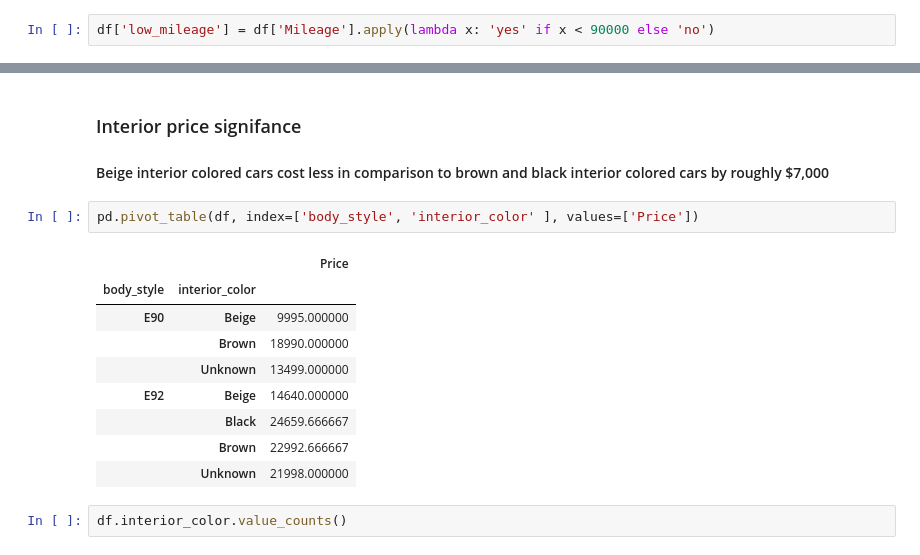
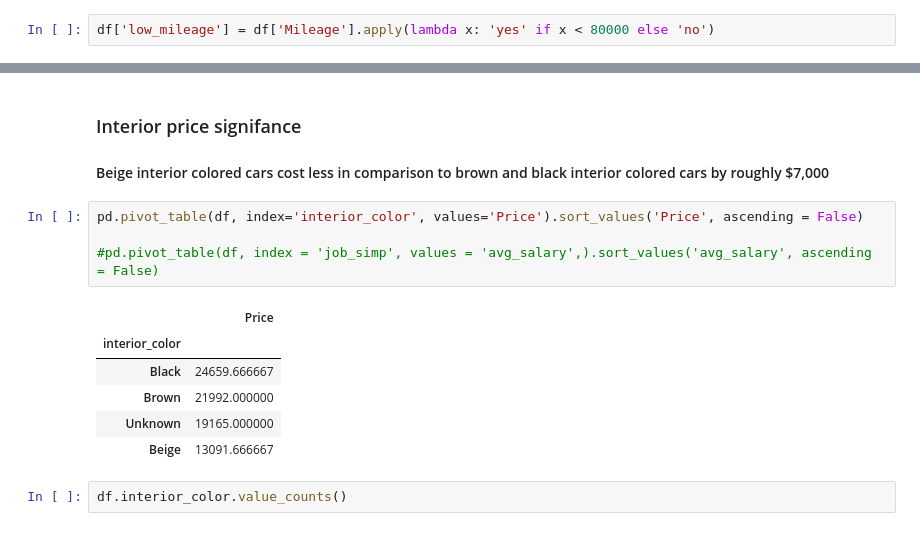
Before and after one commit to MarioRashadHUB/BMW-Price-Analysis, a Jupyter notebook: eda.ipynb, the cells around one changed output, grey strips where cells are left out. Drawn from its saved outputs; the diff is of its cells as text.

```diff
--- a/eda.ipynb
+++ b/eda.ipynb
@@ -52,7 +52,7 @@ df['Price'] = df['Price'].astype(int)
 # %%
 df['high_mileage'] = df['Mileage'].apply(lambda x: 'yes' if x > 120000 else 'no')
 # %%
-df['low_mileage'] = df['Mileage'].apply(lambda x: 'yes' if x < 90000 else 'no')
+df['low_mileage'] = df['Mileage'].apply(lambda x: 'yes' if x < 80000 else 'no')
 # %%
 df['many_owners'] = df['num_owners'].apply(lambda x: 'yes' if x >= 3 else 'no')
 # %%
@@ -169,17 +159,16 @@ Name: is_model_yn, dtype: int64
 
 #### Beige interior colored cars cost less in comparison to brown and black interior colored cars by roughly \$7,000
 # %%
-pd.pivot_table(df, index=['body_style', 'interior_color' ], values=['Price'])
+pd.pivot_table(df, index='interior_color', values='Price').sort_values('Price', ascending = False)
+
+#pd.pivot_table(df, index = 'job_simp', values = 'avg_salary',).sort_values('avg_salary', ascending = False)
 # %% [output]
-|  |  | Price |
-| body_style | interior_color |  |
-| E90 | Beige | 9995.000000 |
-|  | Brown | 18990.000000 |
-|  | Unknown | 13499.000000 |
-| E92 | Beige | 14640.000000 |
-|  | Black | 24659.666667 |
-|  | Brown | 22992.666667 |
-|  | Unknown | 21998.000000 |
+|  | Price |
+| interior_color |  |
+| Black | 24659.666667 |
+| Brown | 21992.000000 |
+| Unknown | 19165.000000 |
+| Beige | 13091.666667 |
 # %%
 df.interior_color.value_counts()
 # %% [output]
```
Also changed, not shown: parts of 13 cells of this notebook.
